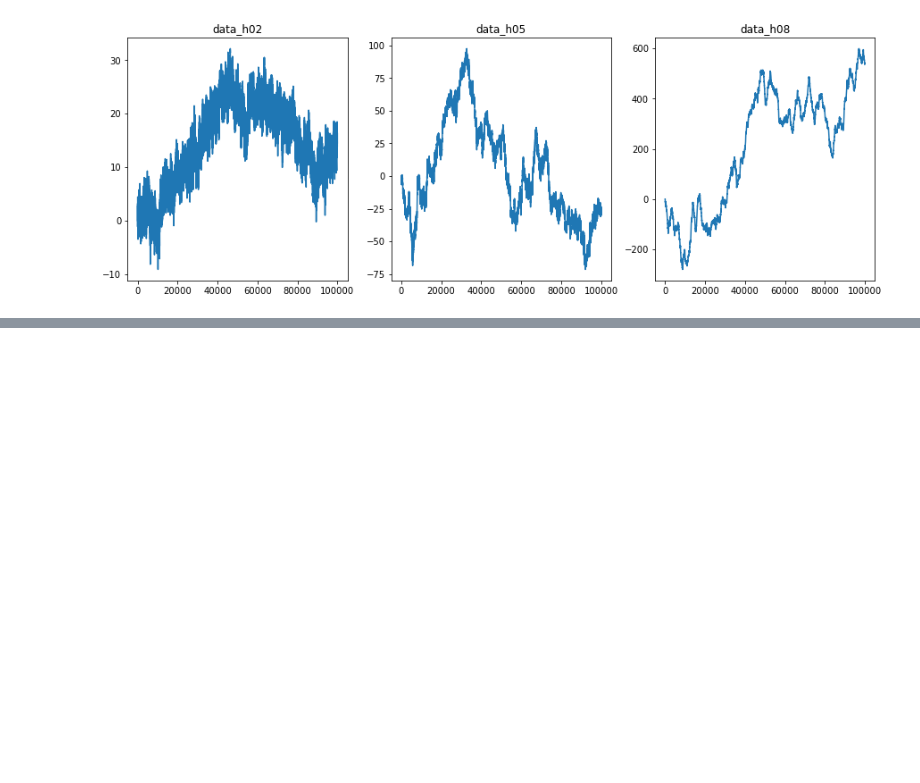
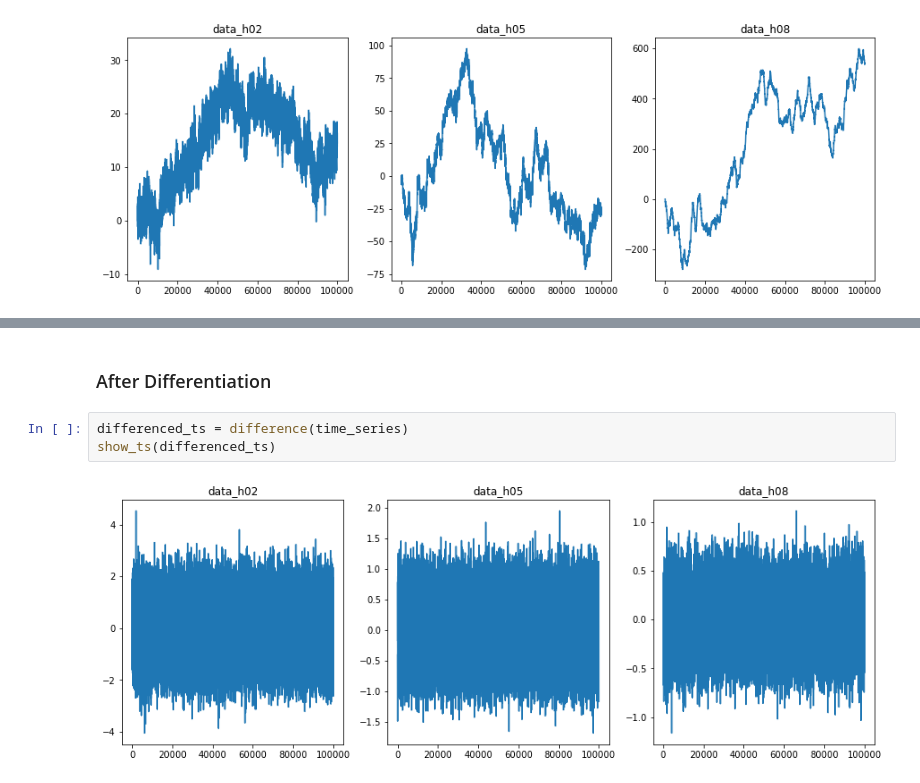
Before and after one commit to vb690/modules_comp_neuro_2021, a Jupyter notebook: advanced_quantitative_methods/units/9_time_series_analysis/unit_9_lab_assignement.ipynb, the cells around one changed output, grey strips where cells are left out. Drawn from its saved outputs; the diff is of its cells as text; blank space fills up the shorter version.

```diff
--- a/advanced_quantitative_methods/units/9_time_series_analysis/unit_9_lab_assignement.ipynb
+++ b/advanced_quantitative_methods/units/9_time_series_analysis/unit_9_lab_assignement.ipynb
@@ -77,0 +137,7 @@ compute_acf_pacf(time_series)
+# %% [markdown]
+### After Differentiation
+# %%
+differenced_ts = difference(time_series)
+show_ts(differenced_ts)
+# %% [output]
+[figure, added]
```
Also changed, not shown: parts of 11 cells of this notebook, 3 other files.
